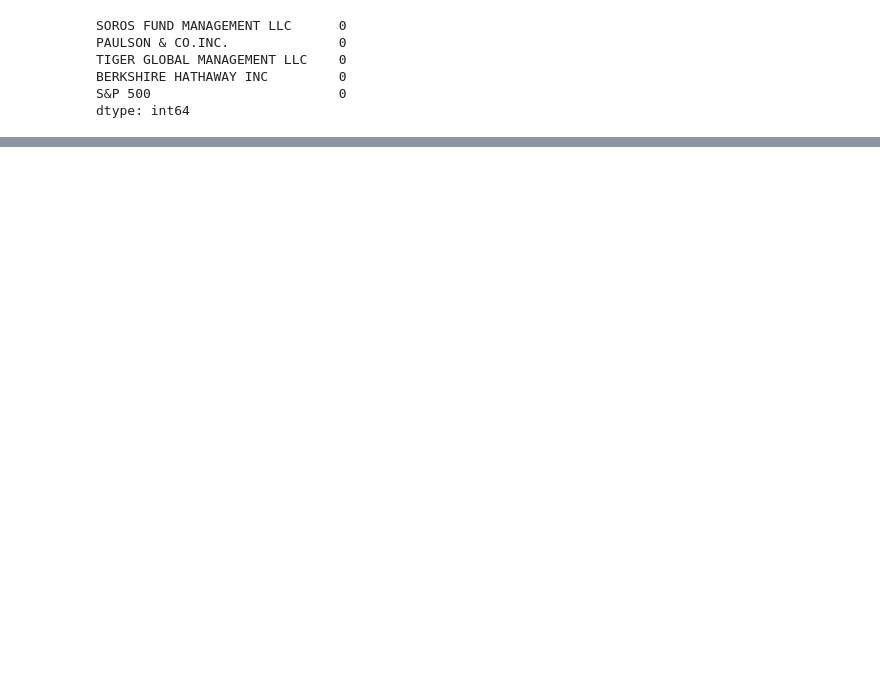
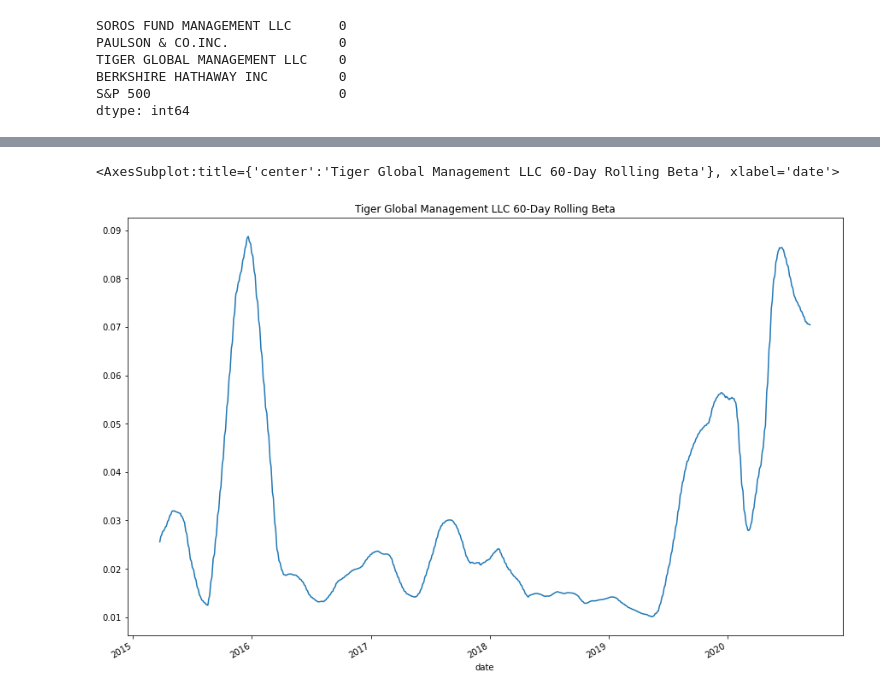
Before and after one commit to rrmangum/Fund_Risk_Management_Analysis, a Jupyter notebook: risk_return_analysis.ipynb, the cells around one changed output, grey strips where cells are left out. Saved outputs shown, nothing was run; the diff lists cells and outputs as text; code cells hidden in the pictures; blank space fills up the shorter version.

```diff
--- a/risk_return_analysis.ipynb
+++ b/risk_return_analysis.ipynb
@@ -422,0 +259,4 @@ Your analysis is nearing completion. Now, you need to evaluate how the portfolio
+# %%
+# Calculated the covariance using a 60-day rolling window
+tiger_global_60_covariance = daily_returns['TIGER GLOBAL MANAGEMENT LLC'].rolling(window=60).cov(daily_returns['S&P 500'])
+tiger_global_60_covariance.tail()
@@ -422,0 +271,4 @@ Your analysis is nearing completion. Now, you need to evaluate how the portfolio
+# %%
+# Calculated the beta based on the 60-day rolling covariance compared to the market (S&P 500)
+tiger_global_beta = tiger_global_60_covariance / market_rolling_60_variance
+tiger_global_beta.tail()
@@ -422,0 +283,4 @@ Your analysis is nearing completion. Now, you need to evaluate how the portfolio
+# %%
+# Calculated the average of the 60-day rolling beta
+tiger_global_avg_60_beta = tiger_global_beta.rolling(window=60).mean()
+tiger_global_avg_60_beta.tail()
@@ -422,0 +295,6 @@ Your analysis is nearing completion. Now, you need to evaluate how the portfolio
+# %%
+# Visualized the rolling beta
+tiger_global_avg_60_beta.plot(figsize = (15, 10), title = "Tiger Global Management LLC 60-Day Rolling Beta")
+# %% [output]
+<AxesSubplot:title={'center':'Tiger Global Management LLC 60-Day Rolling Beta'}, xlabel='date'>
+[figure, added]
```
Also changed, not shown: parts of 110 cells of this notebook.
